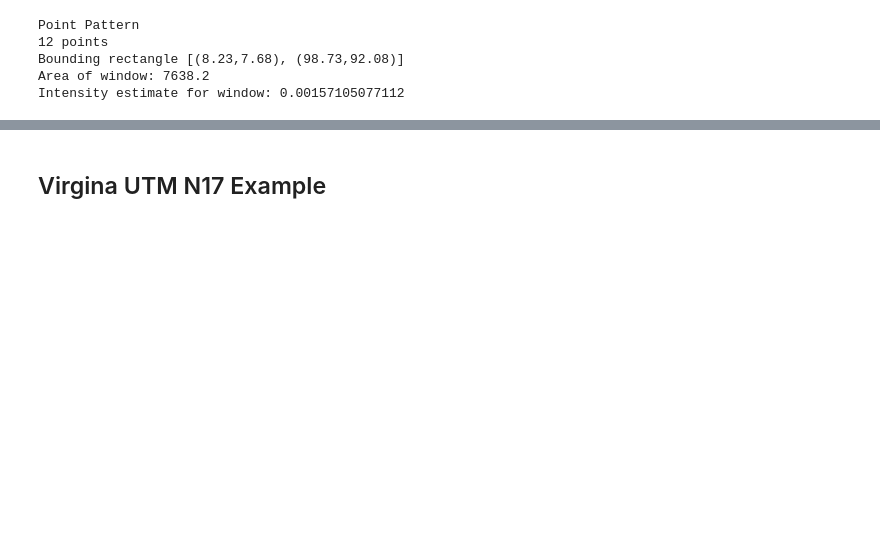
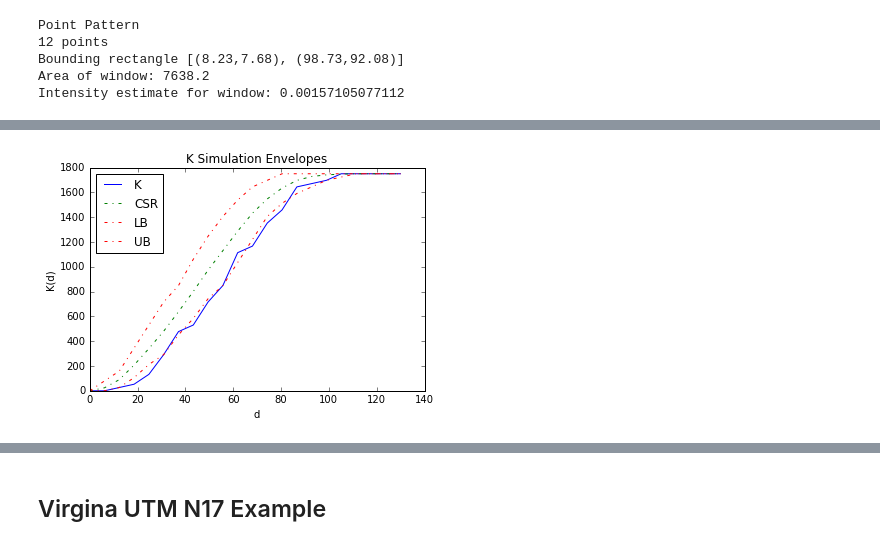
Before and after one commit to pysal/pointpats, a Jupyter notebook: distance_statistics.ipynb, the cells around one changed output, grey strips where cells are left out. Drawn from its saved outputs; the diff is of its cells as text; code cells hidden in the pictures; blank space fills up the shorter version.

```diff
--- a/distance_statistics.ipynb
+++ b/distance_statistics.ipynb
@@ -98,0 +103,5 @@ jenv.plot()
+# %%
+kenv = Kenv(p1, intervals=20, realizations=realizations)
+kenv.plot()
+# %% [output]
+[figure, added]
```
Also changed, not shown: parts of 41 cells of this notebook, 5 other files.
